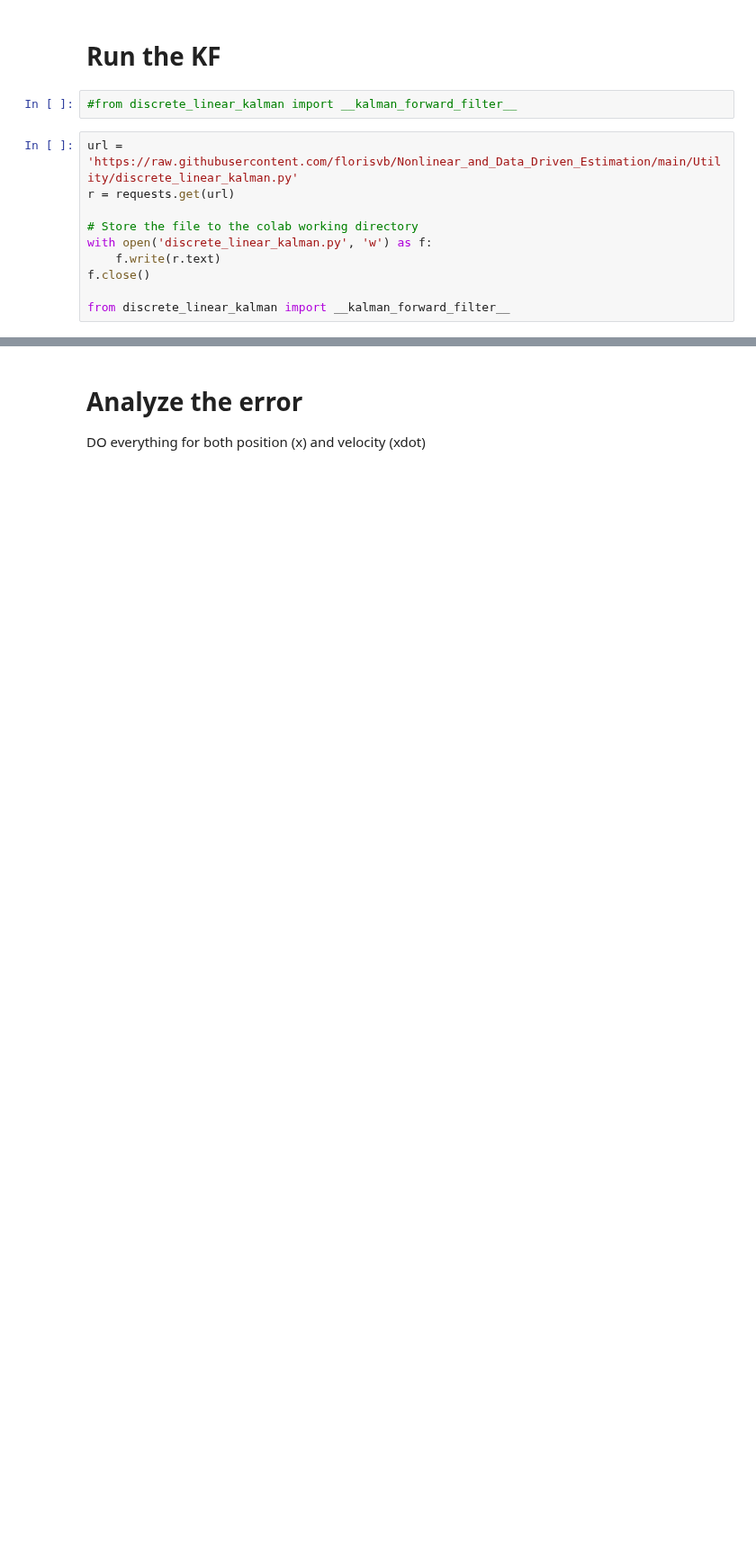
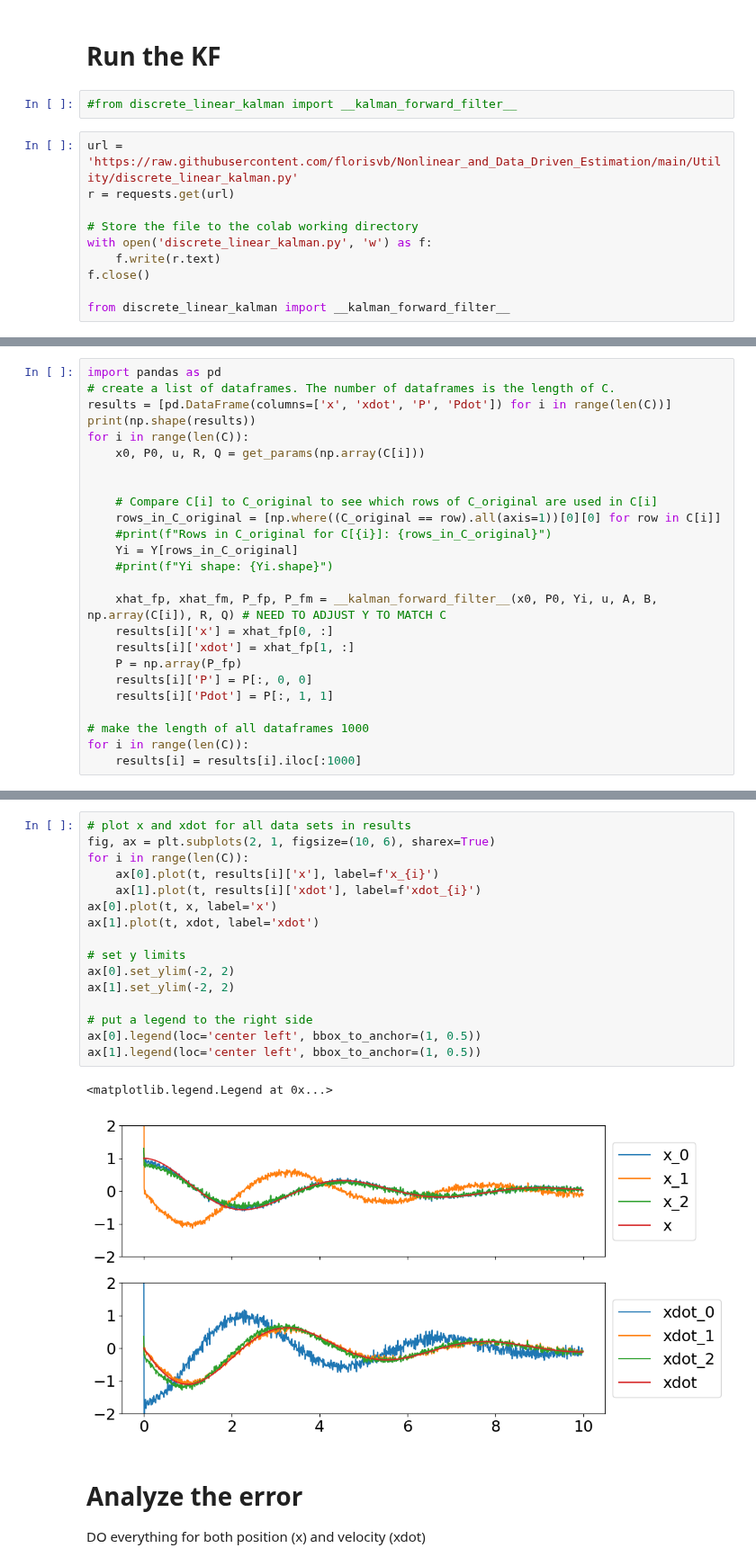
Before and after one commit to jadenmecham/First-Project, a Jupyter notebook: 3 - Sort All Combos/floris-adapted/springmass-sort.ipynb, the cells around one changed output, grey strips where cells are left out. Shown at 90% size. Cells and saved outputs as stored; diff of their text form; blank space fills up the shorter version.

Commit message:
Y works now. State estimates for all C. need to work on error analysis now.

```diff
--- a/3 - Sort All Combos/floris-adapted/springmass-sort.ipynb
+++ b/3 - Sort All Combos/floris-adapted/springmass-sort.ipynb
@@ -261,0 +210,25 @@ ax[1].plot(t, xdot_hat, label='xdot_hat', color='blue')
+# %%
+import pandas as pd
+# create a list of dataframes. The number of dataframes is the length of C.
+results = [pd.DataFrame(columns=['x', 'xdot', 'P', 'Pdot']) for i in range(len(C))]
+print(np.shape(results))
+for i in range(len(C)):
+    x0, P0, u, R, Q = get_params(np.array(C[i]))
+
+
+    # Compare C[i] to C_original to see which rows of C_original are used in C[i]
+    rows_in_C_original = [np.where((C_original == row).all(axis=1))[0][0] for row in C[i]]
+    #print(f"Rows in C_original for C[{i}]: {rows_in_C_original}")
+    Yi = Y[rows_in_C_original]
+    #print(f"Yi shape: {Yi.shape}")
+
+    xhat_fp, xhat_fm, P_fp, P_fm = __kalman_forward_filter__(x0, P0, Yi, u, A, B, np.array(C[i]), R, Q) # NEED TO ADJUST Y TO MATCH C
+    results[i]['x'] = xhat_fp[0, :]
+    results[i]['xdot'] = xhat_fp[1, :]
+    P = np.array(P_fp)
+    results[i]['P'] = P[:, 0, 0]
+    results[i]['Pdot'] = P[:, 1, 1]
+
+# make the length of all dataframes 1000
+for i in range(len(C)):
+    results[i] = results[i].iloc[:1000]
@@ -262,3 +240,22 @@ ax[1].plot(t, xdot_hat, label='xdot_hat', color='blue')
+# %%
+# plot x and xdot for all data sets in results
+fig, ax = plt.subplots(2, 1, figsize=(10, 6), sharex=True)
+for i in range(len(C)):
+    ax[0].plot(t, results[i]['x'], label=f'x_{i}')
+    ax[1].plot(t, results[i]['xdot'], label=f'xdot_{i}')
+ax[0].plot(t, x, label='x')
+ax[1].plot(t, xdot, label='xdot')
+
+# set y limits
+ax[0].set_ylim(-2, 2)
+ax[1].set_ylim(-2, 2)
+
+# put a legend to the right side
+ax[0].legend(loc='center left', bbox_to_anchor=(1, 0.5))
+ax[1].legend(loc='center left', bbox_to_anchor=(1, 0.5))
+# %% [output]
+<matplotlib.legend.Legend at 0x...>
+[figure, added]
 # %% [markdown]
 # Analyze the error
 
```
Also changed, not shown: parts of 11 cells of this notebook.
